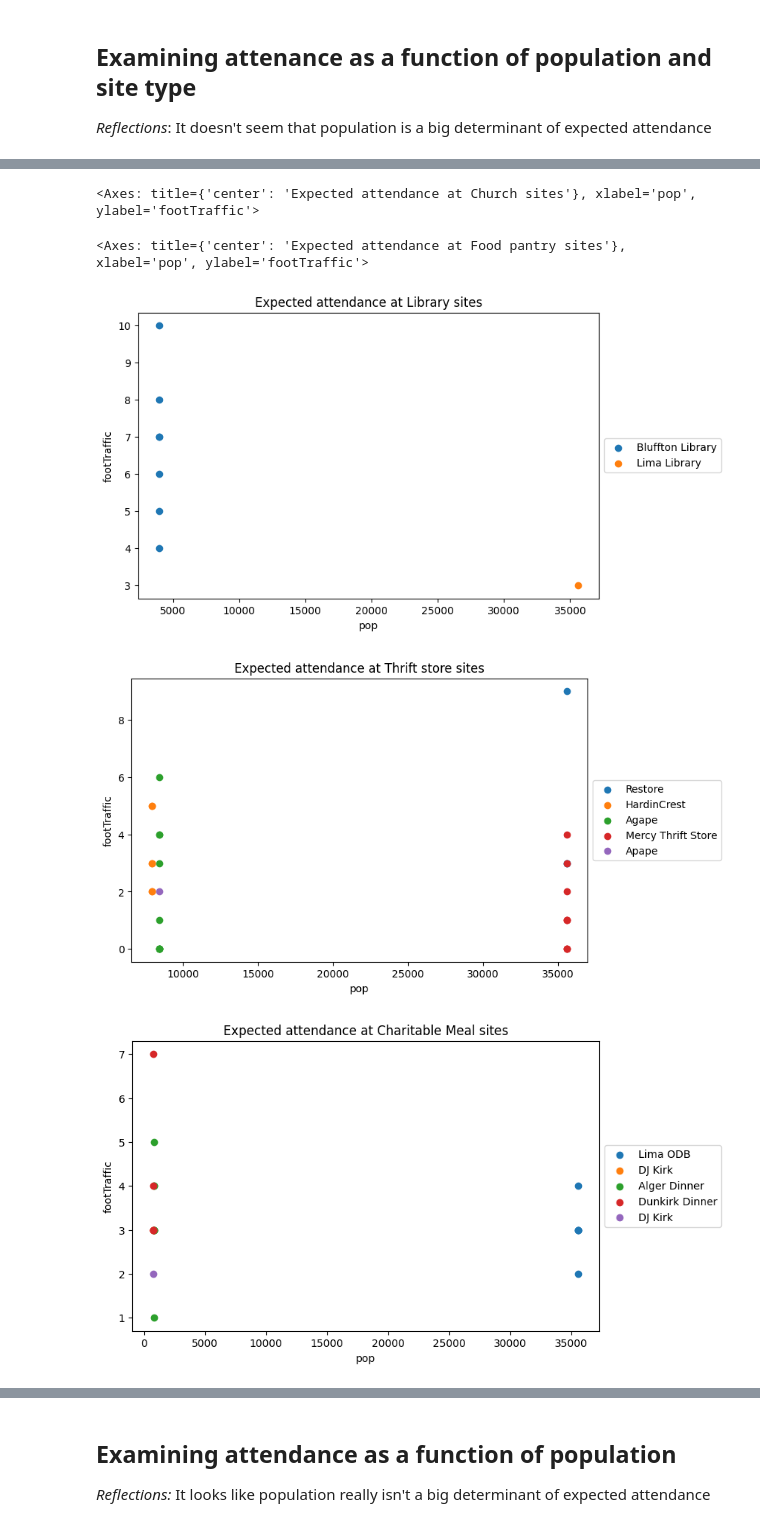
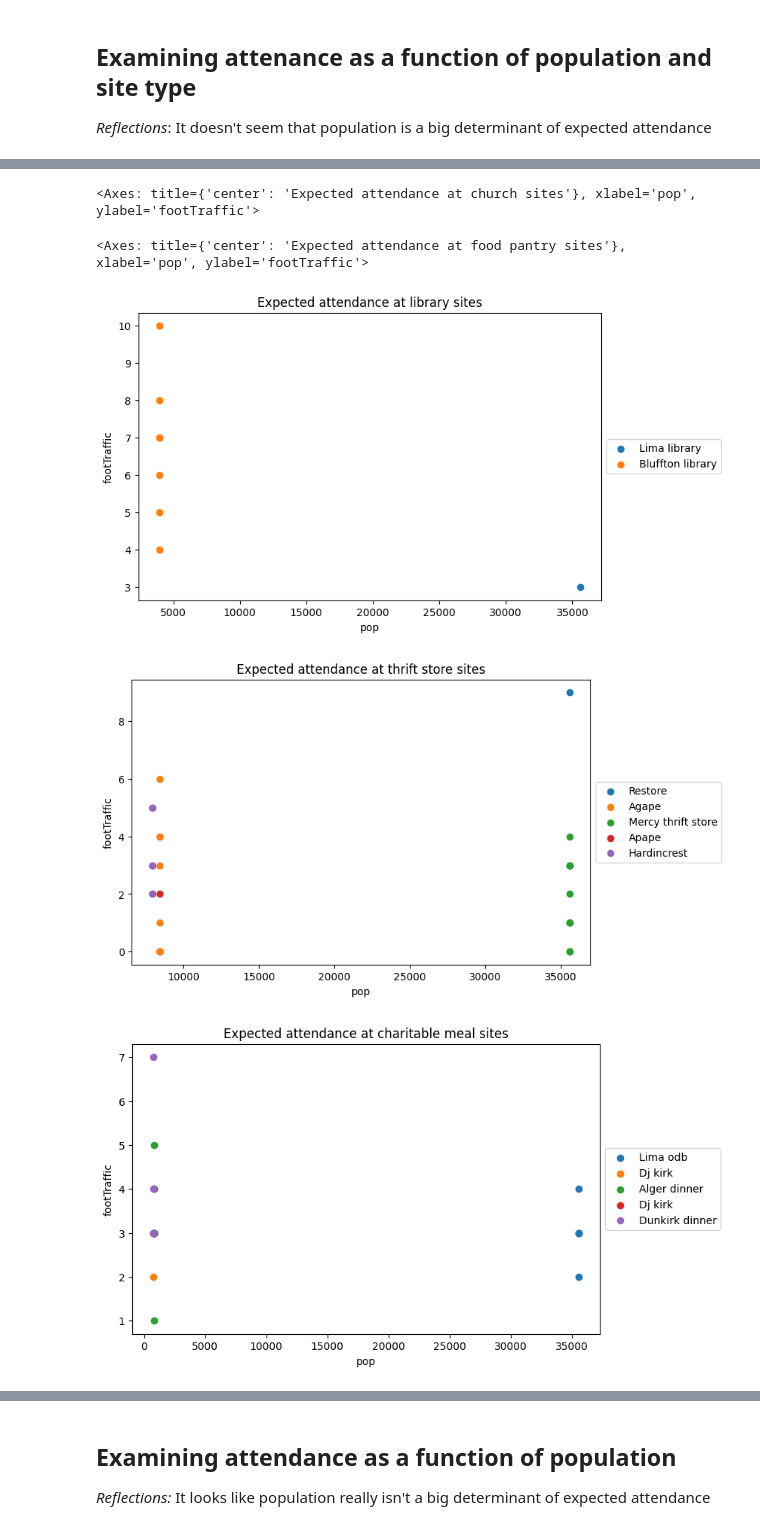
Before and after one commit to Human-Centered-Optimization-Lab/clinicOpt, a Jupyter notebook: tools/attendancePlaygorund.ipynb, the cells around one changed output, grey strips where cells are left out. Saved outputs shown, nothing was run; the diff lists cells and outputs as text; code cells hidden in the pictures.

```diff
--- a/tools/attendancePlaygorund.ipynb
+++ b/tools/attendancePlaygorund.ipynb
@@ -87,24 +87,24 @@ def plot_site_scatter(events, filter_value=None, legend=True, group_attr="siteNa
 ## Examining attenance as a function of population and site type
 _Reflections_: It doesn't seem that population is a big determinant of expected attendance
 # %%
-ax = plot_site_scatter(eventHistory, filter_value="Library")
+ax = plot_site_scatter(eventHistory, filter_value="library")
 display(ax)
 
-ax = plot_site_scatter(eventHistory, filter_value="Thrift store")
+ax = plot_site_scatter(eventHistory, filter_value="thrift store")
 display(ax)
 
-ax = plot_site_scatter(eventHistory, filter_value='Charitable Meal')
+ax = plot_site_scatter(eventHistory, filter_value='charitable meal')
 display(ax)
 
-ax = plot_site_scatter(eventHistory, filter_value="Senior community")
+ax = plot_site_scatter(eventHistory, filter_value="senior community")
 display(ax)
 
-ax = plot_site_scatter(eventHistory, filter_value="Gym")
+ax = plot_site_scatter(eventHistory, filter_value="gym")
 display(ax)
 
-ax = plot_site_scatter(eventHistory, filter_value="Church")
+ax = plot_site_scatter(eventHistory, filter_value="church")
 display(ax)
 
-ax = plot_site_scatter(eventHistory, "Food pantry")
+ax = plot_site_scatter(eventHistory, "food pantry")
 display(ax)
 # %% [output]
@@ -116,5 +116,5 @@ display(ax)
-<Axes: title={'center': 'Expected attendance at Church sites'}, xlabel='pop', ylabel='footTraffic'>
+<Axes: title={'center': 'Expected attendance at church sites'}, xlabel='pop', ylabel='footTraffic'>
-<Axes: title={'center': 'Expected attendance at Food pantry sites'}, xlabel='pop', ylabel='footTraffic'>
+<Axes: title={'center': 'Expected attendance at food pantry sites'}, xlabel='pop', ylabel='footTraffic'>
-[figure, old version]
+[figure, new version]
-[figure, old version]
+[figure, new version]
-[figure, old version]
+[figure, new version]
```
Also changed, not shown: parts of 5 cells of this notebook, 3 other files.
